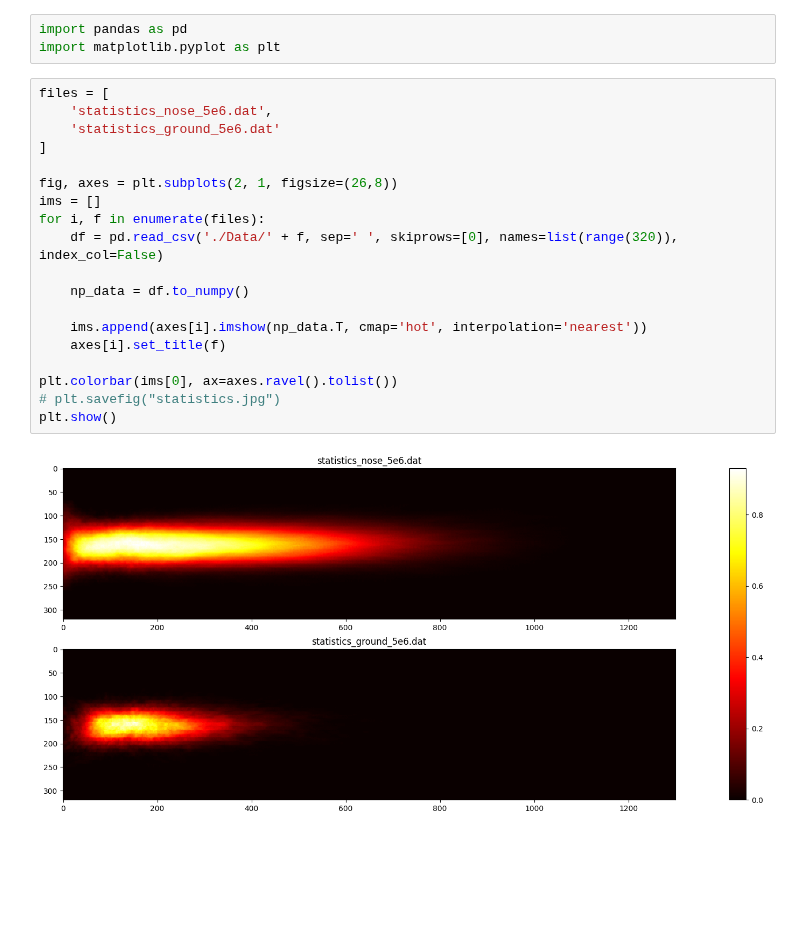
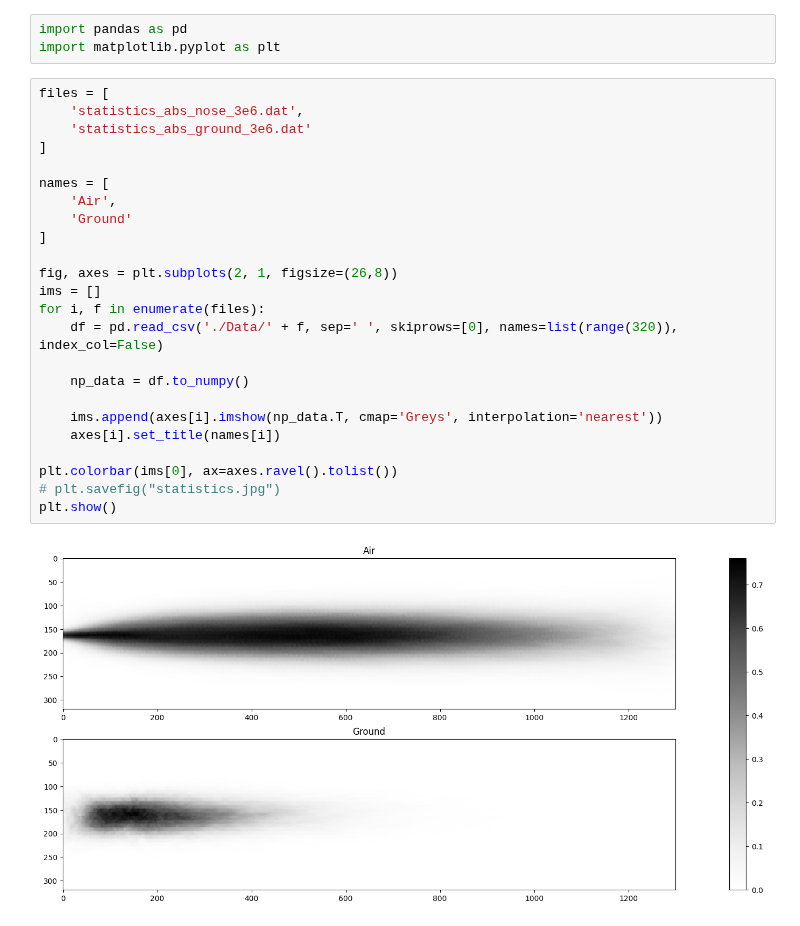
Before and after one commit to PimLb/POMDP_PBVI_Exploration, a Jupyter notebook: Experiments/Olfactory Navigation/data_visualization.ipynb, the cells around one changed output. Cells and saved outputs as stored; diff of their text form; blank space fills up the shorter version.

Commit message:
Olfactory data viz in B&W

```diff
--- a/Experiments/Olfactory Navigation/data_visualization.ipynb
+++ b/Experiments/Olfactory Navigation/data_visualization.ipynb
@@ -3,22 +3,27 @@ import pandas as pd
 import matplotlib.pyplot as plt
 # %%
 files = [
-    'statistics_nose_5e6.dat',
-    'statistics_ground_5e6.dat'
+    'statistics_abs_nose_3e6.dat',
+    'statistics_abs_ground_3e6.dat'
+]
+
+names = [
+    'Air',
+    'Ground'
 ]
 
 fig, axes = plt.subplots(2, 1, figsize=(26,8))
 ims = []
 for i, f in enumerate(files):
     df = pd.read_csv('./Data/' + f, sep=' ', skiprows=[0], names=list(range(320)), index_col=False)
 
     np_data = df.to_numpy()
 
-    ims.append(axes[i].imshow(np_data.T, cmap='hot', interpolation='nearest'))
-    axes[i].set_title(f)
+    ims.append(axes[i].imshow(np_data.T, cmap='Greys', interpolation='nearest'))
+    axes[i].set_title(names[i])
 
 plt.colorbar(ims[0], ax=axes.ravel().tolist())
 # plt.savefig("statistics.jpg")
 plt.show()
 # %% [output]
-[figure, old version]
+[figure, new version]
```
Also changed, not shown: 1 other file.
